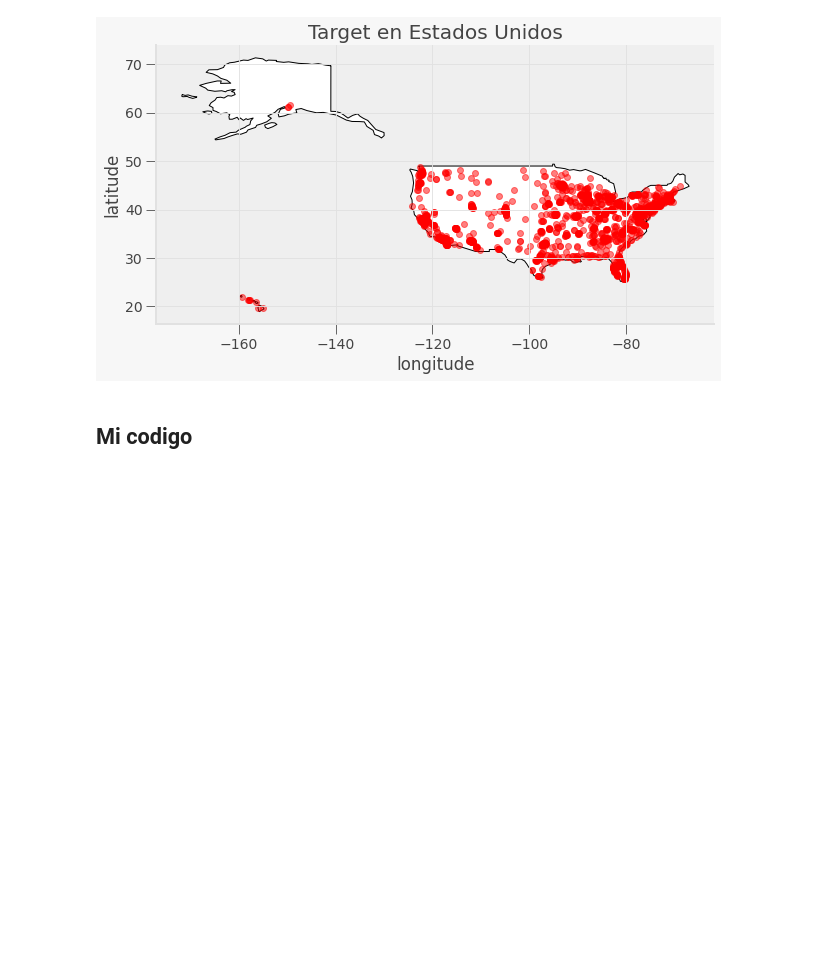
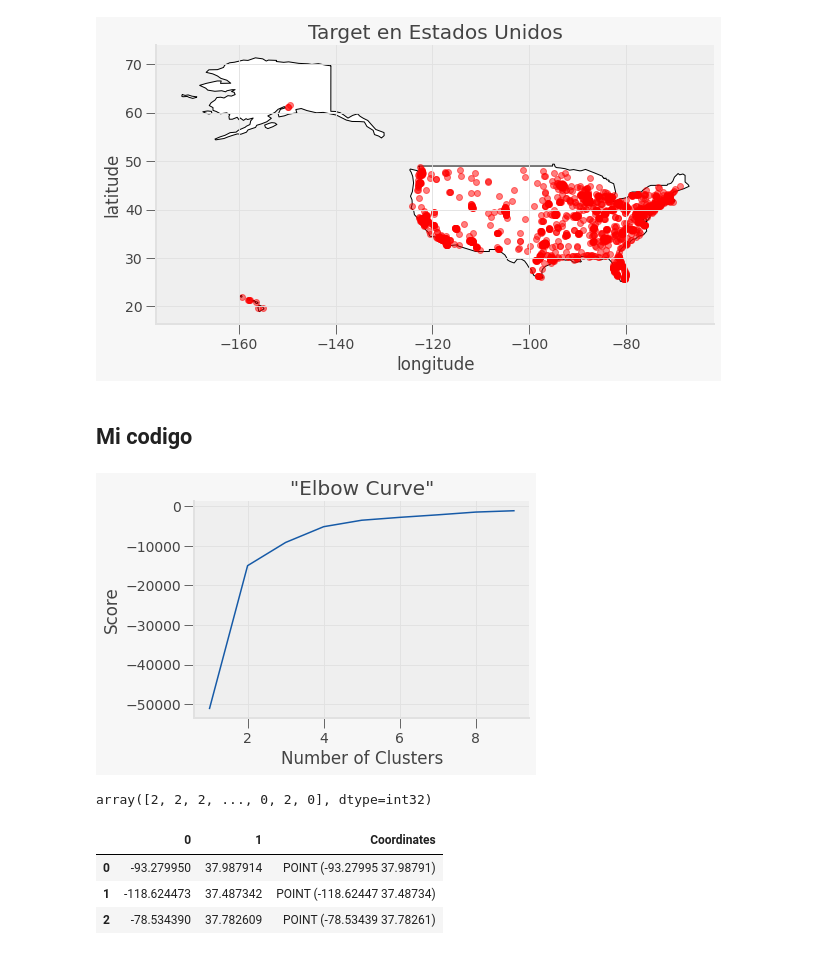
Before and after one commit to PosgradoMNA/actividades-de-aprendizaje-feracor, a Jupyter notebook: A01794022_Actividad_Semanal_7_Regresiones_y_K_means.ipynb, the cells around one changed output. Drawn from its saved outputs; the diff is of its cells as text; code cells hidden in the pictures; blank space fills up the shorter version.

```diff
--- a/A01794022_Actividad_Semanal_7_Regresiones_y_K_means.ipynb
+++ b/A01794022_Actividad_Semanal_7_Regresiones_y_K_means.ipynb
@@ -805,3 +816,63 @@ plt.show()
 [figure]
 # %% [markdown]
 ## Mi codigo
+# %%
+from sklearn.cluster import KMeans
+
+#Quie es un cluster? es una agrupacion de elementos, en este caso de los puntos que representan las tiendas, para este caso podemos visualizar una clusterizacion como una region.
+#Asi como lo ven lo escribi mientras que rigo explicaba, soy buen mecanografo.
+K_clusters = range(1,10)
+kmeans = [KMeans(n_clusters=i) for i in K_clusters] #Aqui vamos evaluadno el kmeans en un numero de clusters, para ver cual es el mejor
+#Cada cluster, para terminos del ejercicio, sera un almacen estimado, para un grupo de tiendas kmean
+Y_axis = latlong[['latitude']]
+X_axis = latlong[['longitude']]
+score = [kmeans[i].fit(Y_axis).score(Y_axis) for i in range(len(kmeans))] #Evalua tus componentes minimos,
+#El score es la suma de las distancias del centroide a sus "k" vecinos más cercanos, entre menos vecinos el valor es más grande y es negativa
+
+# Visualize
+plt.plot(K_clusters, score)
+plt.xlabel('Number of Clusters')
+plt.ylabel('Score')
+plt.title('"Elbow Curve"')
+plt.show()
+
+#Em el codo se ve que el 3 es lo mas mejor, porque a partir de ahi ya empieza a sobre entrenarse haciendo un kmean para cada tienda, y no teniendo una agrupacion de tiendas cercanas
+#Los vaores en y son las latitudes, la companera elmy esta con mucho trabajo, y no ha leido, ahi se los dejo para que le reclamen despues,
+#El metodo elbow curve, nos permite ver la candida de tiendas que necesitamos
+#Dangeti, P. (2017). The elbow method. In Statistics for Machine Learning. Birmingham, UK: O´REILLY.
+#https://learning.oreilly.com/library/view/statistics-for-machine/9781788295758/c71ea970-0f3c-4973-8d3a-b09a7a6553c1.xhtml#:~:text=The%20elbow%20method%20is%20used,by%20different%20values%20of%20k.
+# %% [output]
+[figure, added]
+# %%
+
+#Sabiendo que solo usaremos 3 clusters porque asi lo dice la grafica,
+
+kmeans = KMeans(n_clusters = 3, init ='k-means++') #Aqui no creamos nuevos clusters, solamente re creamos 3, que son los que necesitamos
+# clusterizamos, entreanndo el kmeans
+kmeans.fit(latlong[latlong.columns[0:2]])
+# ahora guardamos los resultados
+labels = kmeans.labels_
+labels
+# %% [output]
+array([2, 2, 2, ..., 0, 2, 0], dtype=int32)
+# %%
+X = df[["longitude","latitude"]]
+
+kmeans = KMeans(n_clusters=3).fit(X) #Alimentamos el cluster con nuestro dataframe, entrenamos al kmeans
+centroids = kmeans.cluster_centers_ # Los cdentroides son los centros de cada kmean, hasta aqui son dos columnas de coorddenadas
+labels = kmeans.predict(X) # Son los datos
+# Getting the cluster centers
+C = kmeans.cluster_centers_
+
+C_DF = pd.DataFrame(C) #Hacemos un dataframe con las dos columnas de las coordenadas
+C_DF["Coordinates"] = list(zip(C_DF[0], C_DF[1])) #Aqui cibvertimos el dataframe a lista, para despues pasarlos a puntos coordenadas
+C_DF["Coordinates"] = C_DF["Coordinates"].apply(Point) #Aqui creamos los puntos coordenadas a partir del datagrame
+
+
+gdf_C = gpd.GeoDataFrame(C_DF, geometry="Coordinates") #Geopandas, necesita  puntos coordenadas para
+gdf_C
+# %% [output]
+|  | 0 | 1 | Coordinates |
+| 0 | -93.279950 | 37.987914 | POINT (-93.27995 37.98791) |
+| 1 | -118.624473 | 37.487342 | POINT (-118.62447 37.48734) |
+| 2 | -78.534390 | 37.782609 | POINT (-78.53439 37.78261) |
```
Also changed, not shown: parts of 13 cells of this notebook.
